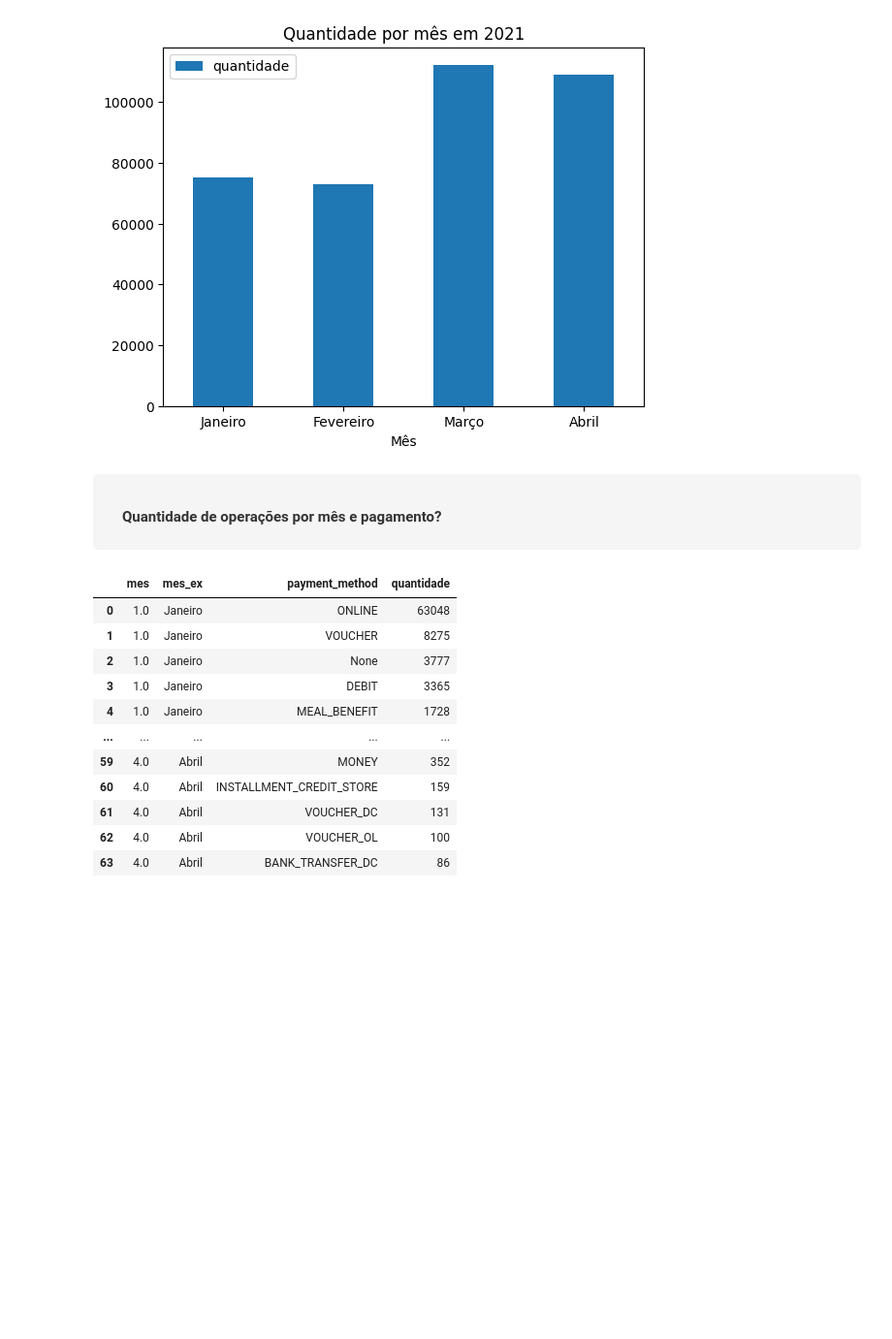
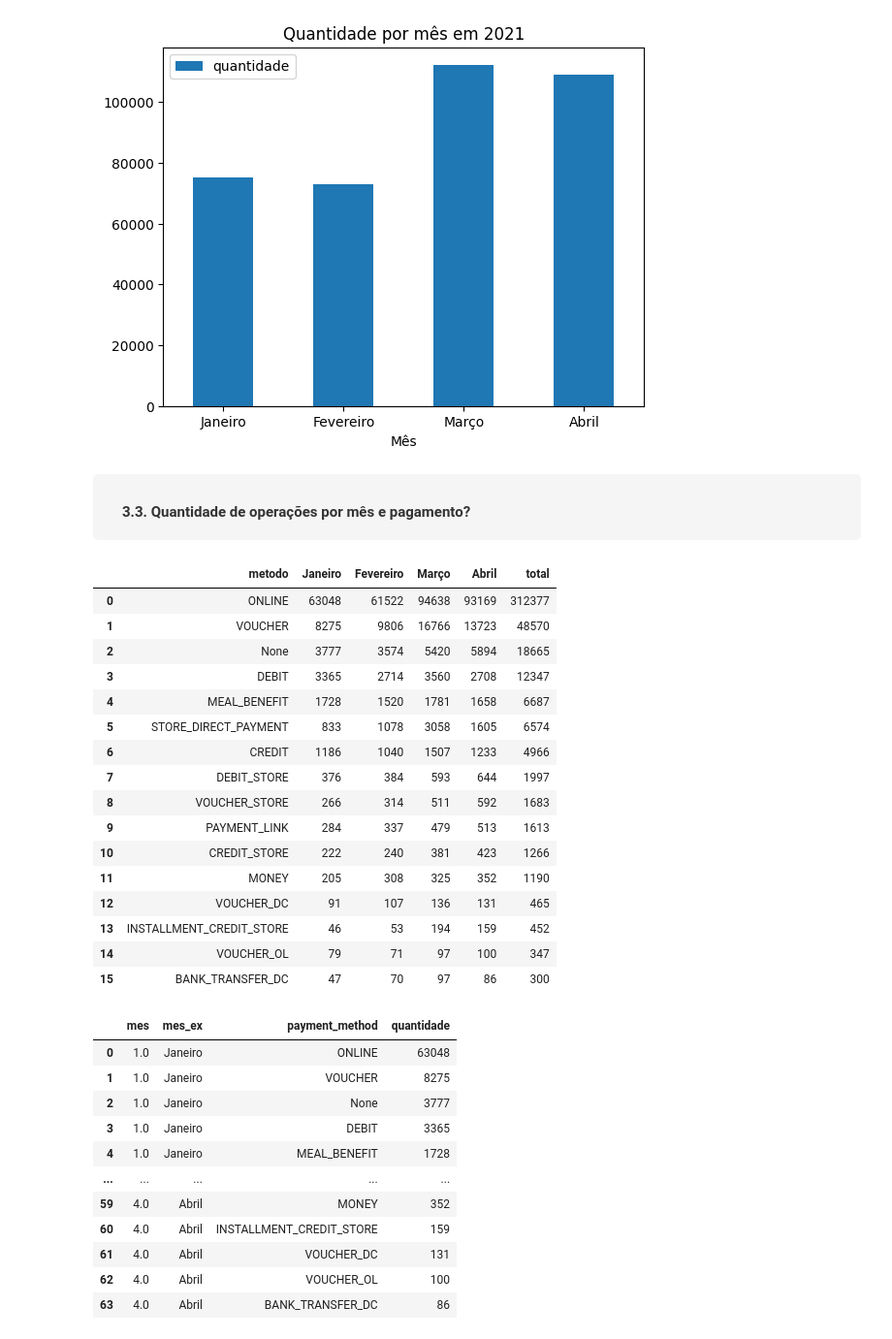
Before and after one commit to aluipio/ds_ada_santander_db, a Jupyter notebook: eda_banco_dados.ipynb, the cells around one changed output. Shown at 97% size. Saved outputs shown, nothing was run; the diff lists cells and outputs as text; code cells hidden in the pictures; blank space fills up the shorter version.

```diff
--- a/eda_banco_dados.ipynb
+++ b/eda_banco_dados.ipynb
@@ -510,9 +975,42 @@ eda.plot.bar(y='quantidade', x='mes_ex', rot=0, title='Quantidade por mês em 20
 # %% [output]
 [figure]
 # %% [markdown]
-<div style="background-color: #f5f5f5; color: #333333; padding: 10px 30px; border-radius: 5px;">
-    <h4><strong>Quantidade de operações por mês e pagamento?</strong></h4>
+<div style="background-color: #f5f5f5; color: #333333; padding: 5px 30px; border-radius: 5px;">
+    <h4><strong>3.3. Quantidade de operações por mês e pagamento?</strong></h4>
 </div>
+# %%
+eda = select_pandas('''
+SELECT
+    p.payment_method AS metodo,
+    SUM(CASE WHEN EXTRACT(month FROM o.order_moment_created) = 1 THEN 1 ELSE 0 END) as "Janeiro",
+    SUM(CASE WHEN EXTRACT(month FROM o.order_moment_created) = 2 THEN 1 ELSE 0 END) as "Fevereiro",
+    SUM(CASE WHEN EXTRACT(month FROM o.order_moment_created) = 3 THEN 1 ELSE 0 END) as "Março",
+    SUM(CASE WHEN EXTRACT(month FROM o.order_moment_created) = 4 THEN 1 ELSE 0 END) as "Abril",
+    SUM(1) as total
+FROM santander_coders.orders AS o
+LEFT JOIN santander_coders.payments AS p ON p.payment_order_id = o.payment_order_id
+GROUP BY p.payment_method
+ORDER BY total DESC
+''')
+eda
+# %% [output]
+|  | metodo | Janeiro | Fevereiro | Março | Abril | total |
+| 0 | ONLINE | 63048 | 61522 | 94638 | 93169 | 312377 |
+| 1 | VOUCHER | 8275 | 9806 | 16766 | 13723 | 48570 |
+| 2 | None | 3777 | 3574 | 5420 | 5894 | 18665 |
+| 3 | DEBIT | 3365 | 2714 | 3560 | 2708 | 12347 |
+| 4 | MEAL_BENEFIT | 1728 | 1520 | 1781 | 1658 | 6687 |
+| 5 | STORE_DIRECT_PAYMENT | 833 | 1078 | 3058 | 1605 | 6574 |
+| 6 | CREDIT | 1186 | 1040 | 1507 | 1233 | 4966 |
+| 7 | DEBIT_STORE | 376 | 384 | 593 | 644 | 1997 |
+| 8 | VOUCHER_STORE | 266 | 314 | 511 | 592 | 1683 |
+| 9 | PAYMENT_LINK | 284 | 337 | 479 | 513 | 1613 |
+| 10 | CREDIT_STORE | 222 | 240 | 381 | 423 | 1266 |
+| 11 | MONEY | 205 | 308 | 325 | 352 | 1190 |
+| 12 | VOUCHER_DC | 91 | 107 | 136 | 131 | 465 |
+| 13 | INSTALLMENT_CREDIT_STORE | 46 | 53 | 194 | 159 | 452 |
+| 14 | VOUCHER_OL | 79 | 71 | 97 | 100 | 347 |
+| 15 | BANK_TRANSFER_DC | 47 | 70 | 97 | 86 | 300 |
 # %%
 eda = select_pandas('''
 SELECT
```
Also changed, not shown: parts of 102 cells of this notebook, 8 other files.
